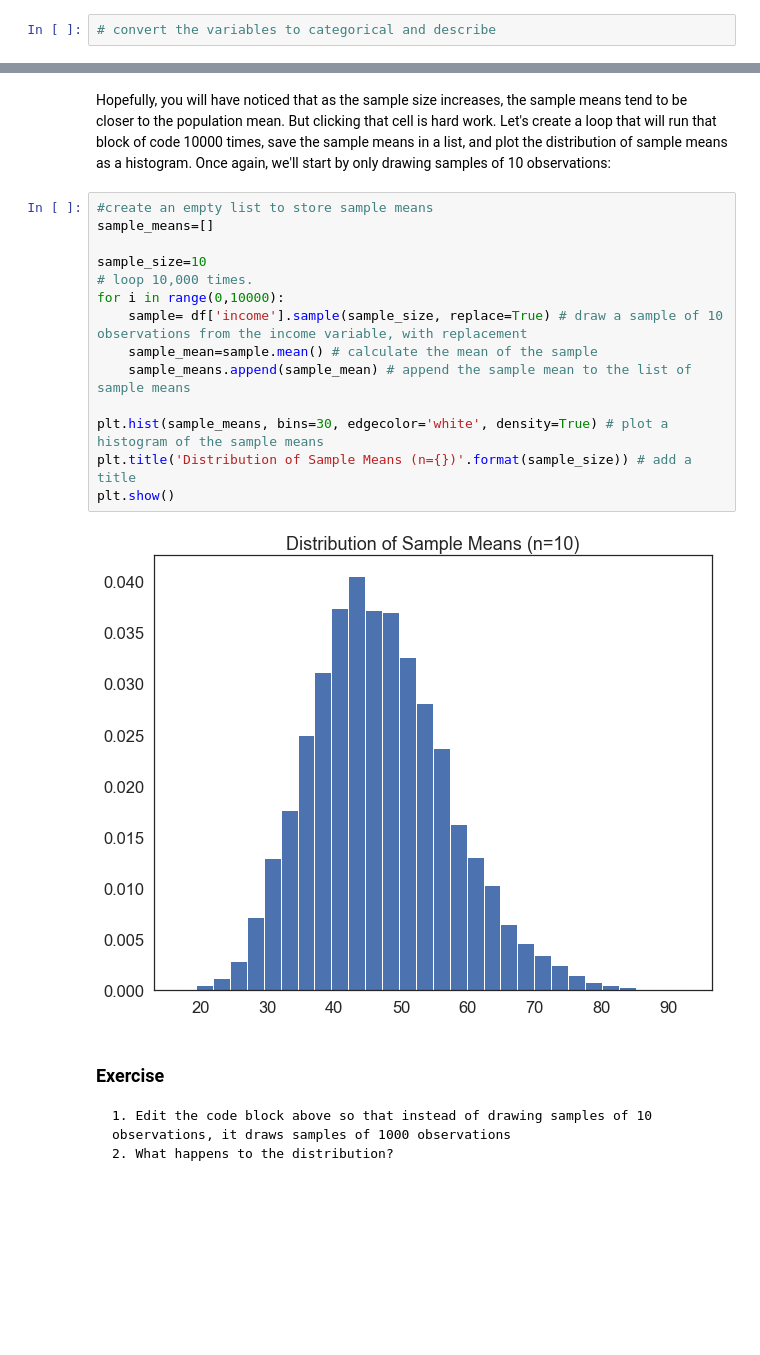
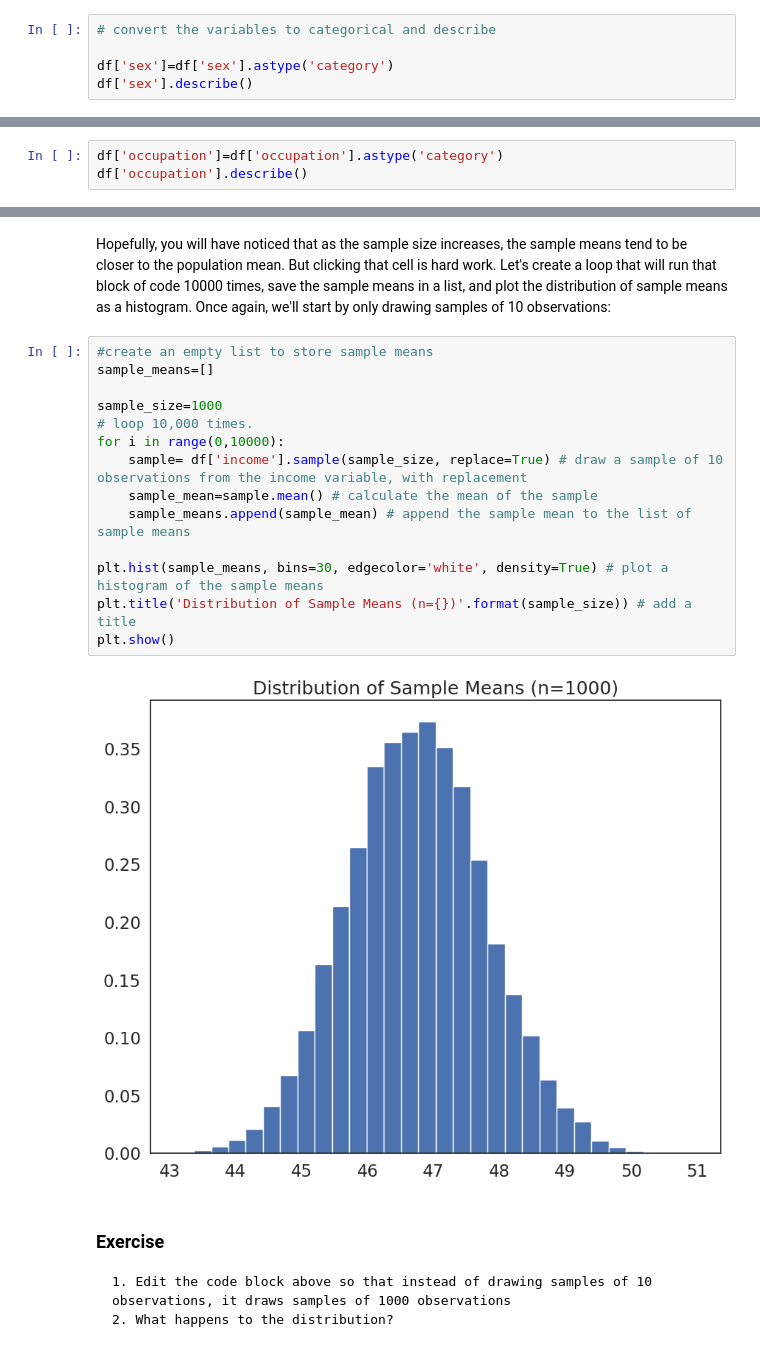
Before and after one commit to jacquelinechesher/QM2-real, a Jupyter notebook: W5_Distributions_and_Basic_Statistics.ipynb, the cells around one changed output, grey strips where cells are left out. Saved outputs shown, nothing was run; the diff lists cells and outputs as text; blank space fills up the shorter version.

```diff
--- a/W5_Distributions_and_Basic_Statistics.ipynb
+++ b/W5_Distributions_and_Basic_Statistics.ipynb
@@ -160,3 +166,6 @@ Name: race, dtype: int64
 what other variables are categorical? Convert them to categorical and describe. What is the most common occupation in this dataset?
 # %%
 # convert the variables to categorical and describe
+
+df['sex']=df['sex'].astype('category')
+df['sex'].describe()
@@ -162,0 +179,3 @@ what other variables are categorical? Convert them to categorical and describe.
+# %%
+df['occupation']=df['occupation'].astype('category')
+df['occupation'].describe()
@@ -358,19 +405,19 @@ Hopefully, you will have noticed that as the sample size increases, the sample m
 # %%
 #create an empty list to store sample means
 sample_means=[]
 
-sample_size=10
+sample_size=1000
 # loop 10,000 times.
 for i in range(0,10000):
     sample= df['income'].sample(sample_size, replace=True) # draw a sample of 10 observations from the income variable, with replacement
     sample_mean=sample.mean() # calculate the mean of the sample
     sample_means.append(sample_mean) # append the sample mean to the list of sample means
 
 plt.hist(sample_means, bins=30, edgecolor='white', density=True) # plot a histogram of the sample means
 plt.title('Distribution of Sample Means (n={})'.format(sample_size)) # add a title
 plt.show()
 # %% [output]
-[figure, old version]
+[figure, new version]
 # %% [markdown]
 ### Exercise
 
```
Also changed, not shown: parts of 21 cells of this notebook.
